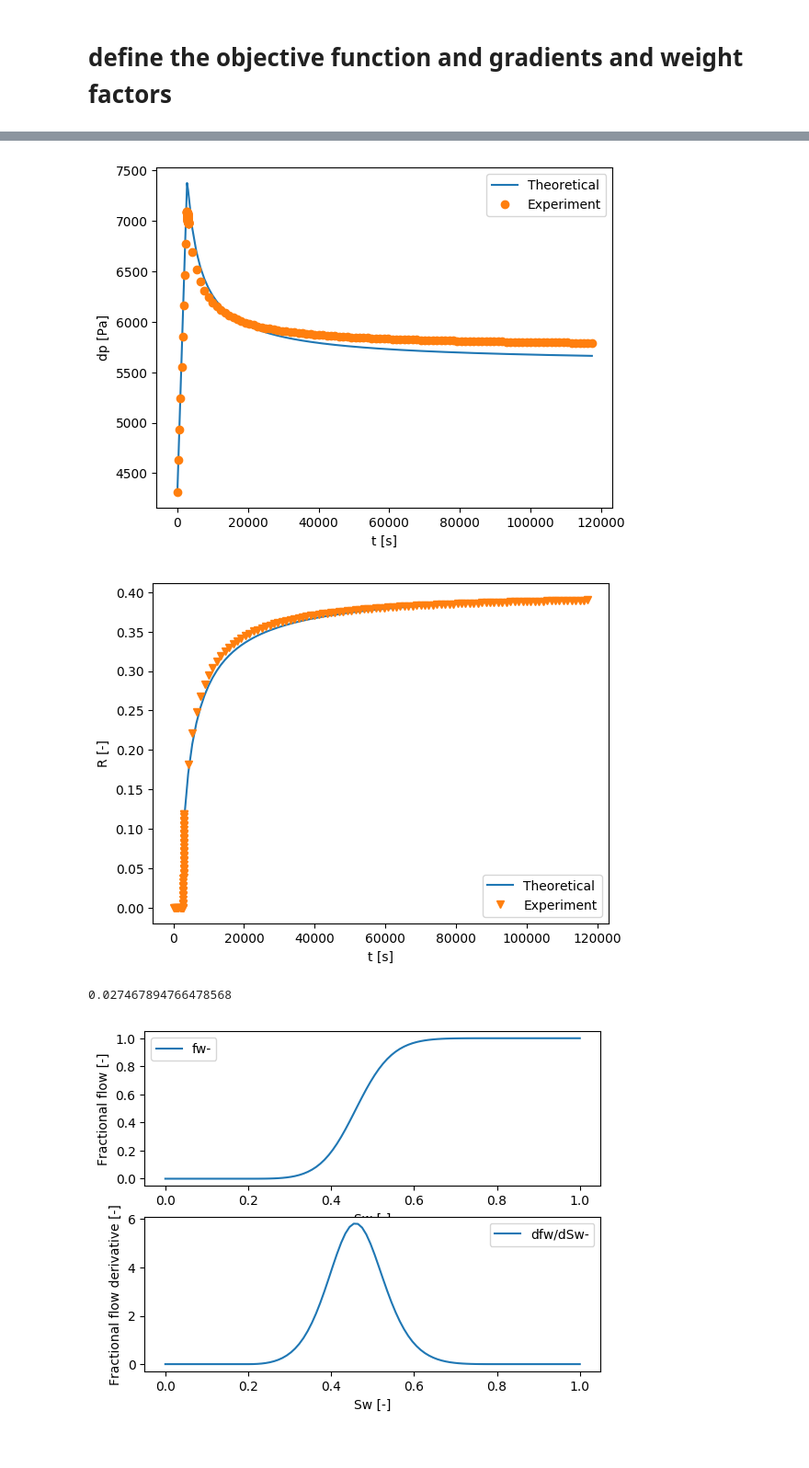
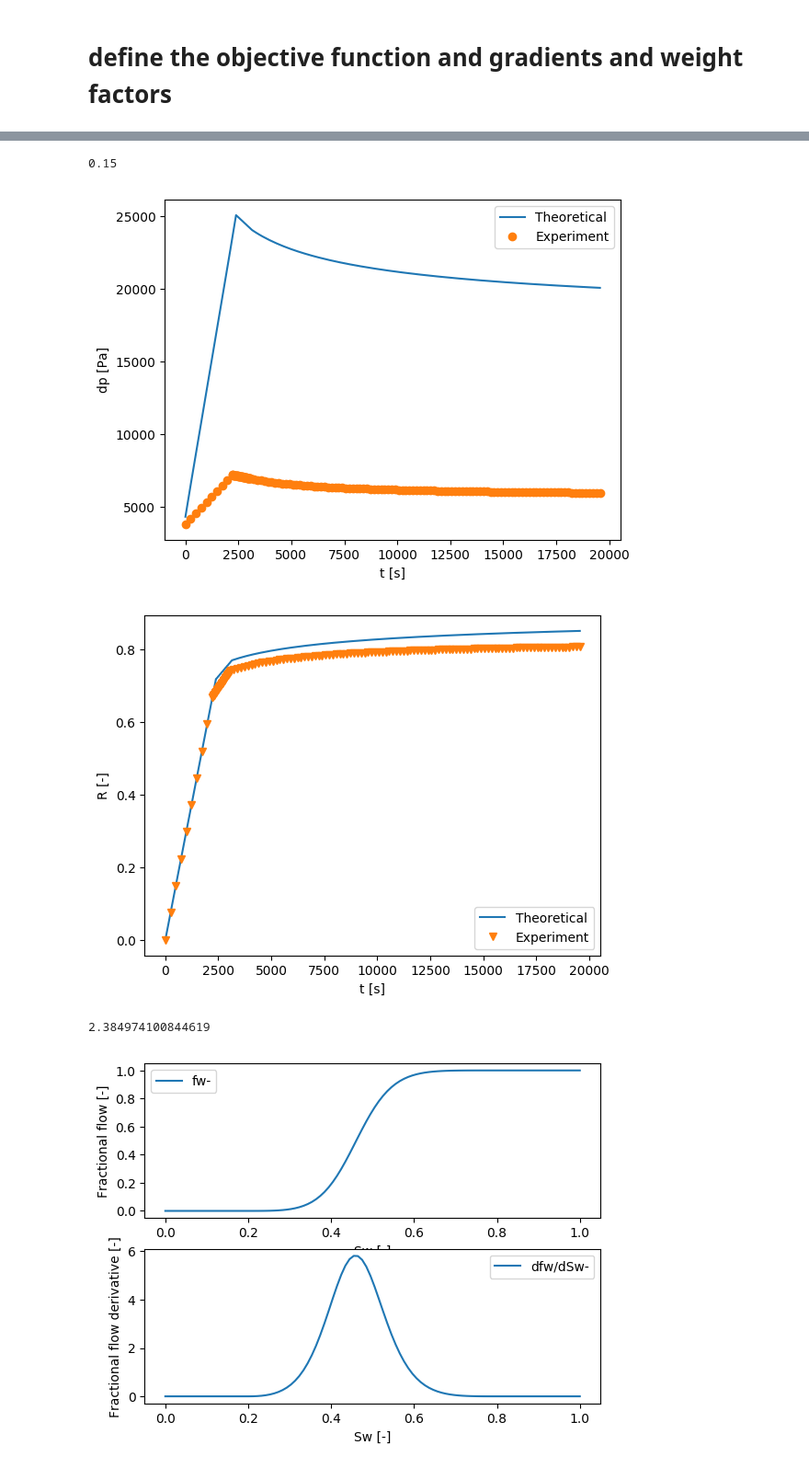
Before and after one commit to simulkade/peteng, a Jupyter notebook: analytical/notebooks/optim_tertiary_WF_lowsal_two_sets.ipynb, the cells around one changed output, grey strips where cells are left out. Shown at 92% size. Drawn from its saved outputs; the diff is of its cells as text; code cells hidden in the pictures.

```diff
--- a/analytical/notebooks/optim_tertiary_WF_lowsal_two_sets.ipynb
+++ b/analytical/notebooks/optim_tertiary_WF_lowsal_two_sets.ipynb
@@ -22,15 +22,15 @@ $$R_{tert}=\frac{R\left(1-S_{w,init}\right)+S_{w,init}-\left(1-S_{or,hs}\right)}
 # %%
 # define the problem
 sw0 = 0.15 # initial condition of the experiment
-sor_hs = 0.25 # high salinity (formation water) residual oil saturation
-sw_init = 1-sor_hs
+sor_hs = 0.2 # high salinity (formation water) residual oil saturation
+sw_init = sw0
 fluids_hs = FF.oil_water_fluids(mu_water=1e-3, mu_oil=2e-3)
 fluids_ls = FF.oil_water_fluids(mu_water=1e-3, mu_oil=2e-3)
 rel_perms_hs = FF.oil_water_rel_perms(krw0=0.4, kro0=0.9,
         swc=0.15, sor=sor_hs, nw=2.0, no = 2.0)
 rel_perms_ls = FF.oil_water_rel_perms(krw0=0.3, kro0=0.95,
         swc=0.15, sor=0.15, nw=2.0, no = 2.0)
-core_flood = FF.core_flooding(u_inj=1.15e-5, pv_inject=30.0, p_back=1e5, sw_init=sw_init,
+core_flood = FF.core_flooding(u_inj=1.15e-5, pv_inject=5.0, p_back=1e5, sw_init=sw_init,
     sw_inj=1.0, rel_perms=rel_perms_hs)
 core_props = FF.core_properties()
 wf_res = FF.low_sal_water_flood(core_props, fluids_ls, fluids_hs, rel_perms_hs,
@@ -87,10 +91,12 @@ rel_perm_param [krw0, kro0, nw, no, swc, sor]
 core_props, fluids_ls, fluids_hs, rel_perms_hs,
         rel_perms_ls, core_flood
 """
-function error_calc(rel_perm_param, exp_data, core_props, fluids_ls, fluids_hs,
-        rel_perms_hs, core_flood; w_p=1.0, w_R=1.0)
-    rel_perms_ls = FF.oil_water_rel_perms(krw0=rel_perm_param[1], kro0=rel_perm_param[2],
-    swc=rel_perm_param[5], sor=rel_perm_param[6], nw=rel_perm_param[3], no = rel_perm_param[4])
+function error_calc(rel_perm_param_ls, rel_perm_param_hs, exp_data, core_props, fluids_ls, fluids_hs,
+        core_flood; w_p=1.0, w_R=1.0)
+    rel_perms_ls = FF.oil_water_rel_perms(krw0=rel_perm_param_ls[1], kro0=rel_perm_param_ls[2],
+    swc=rel_perm_param_ls[5], sor=rel_perm_param_ls[6], nw=rel_perm_param_ls[3], no = rel_perm_param_ls[4])
+    rel_perms_hs = FF.oil_water_rel_perms(krw0=rel_perm_param_hs[1], kro0=rel_perm_param_hs[2],
+    swc=rel_perm_param_hs[5], sor=rel_perm_param_hs[6], nw=rel_perm_param_hs[3], no = rel_perm_param_hs[4])
     wf_res = FF.low_sal_water_flood(core_props, fluids_ls, fluids_hs, rel_perms_hs,
         rel_perms_ls, core_flood)
     dp_calc = Spline1D(wf_res.dp_time[:,1], wf_res.dp_time[:,2], k=1, bc="nearest")
@@ -104,10 +110,15 @@ function error_calc(rel_perm_param, exp_data, core_props, fluids_ls, fluids_hs,
     return mean(error_R_norm)+mean(error_dp_norm)
 end
 
-function vis_error(rel_perm_param, exp_data, core_props, fluids_ls, fluids_hs,
-        rel_perms_hs, core_flood)
-    rel_perms_ls = FF.oil_water_rel_perms(krw0=rel_perm_param[1], kro0=rel_perm_param[2],
-    swc=rel_perm_param[5], sor=rel_perm_param[6], nw=rel_perm_param[3], no = rel_perm_param[4])
+function vis_error(rel_perm_param_ls, rel_perm_param_hs, exp_data, core_props, fluids_ls, fluids_hs,
+        core_flood)
+
+    rel_perms_ls = FF.oil_water_rel_perms(krw0=rel_perm_param_ls[1], kro0=rel_perm_param_ls[2],
+    swc=rel_perm_param_ls[5], sor=rel_perm_param_ls[6], nw=rel_perm_param_ls[3], no = rel_perm_param_ls[4])
+
+    rel_perms_hs = FF.oil_water_rel_perms(krw0=rel_perm_param_hs[1], kro0=rel_perm_param_hs[2],
+    swc=rel_perm_param_hs[5], sor=rel_perm_param_hs[6], nw=rel_perm_param_hs[3], no = rel_perm_param_hs[4])
+
     wf_res = FF.low_sal_water_flood(core_props, fluids_ls, fluids_hs, rel_perms_hs,
         rel_perms_ls, core_flood)
     figure()
@@ -125,8 +136,8 @@ function vis_error(rel_perm_param, exp_data, core_props, fluids_ls, fluids_hs,
 end
 
 # test
-x_init = [0.109681, 0.201297, 3.96653, 3.0, 0.19, 0.1]
+x_init = [0.1, 0.7, 2, 3.0, 0.15, 0.07, 0.1, 0.9, 2, 3.0, 0.12, 0.15]
 
-vis_error(x_init, exp_data1, core_props, fluids_ls, fluids_hs, rel_perms_hs, core_flood)
-error_calc(x_init, exp_data1, core_props, fluids_ls, fluids_hs, rel_perms_hs, core_flood)
+vis_error(x_init[1:6], x_init[7:12], exp_data1, core_props, fluids_ls, fluids_hs, core_flood)
+error_calc(x_init[1:6], x_init[7:12], exp_data1, core_props, fluids_ls, fluids_hs, core_flood)
 # %% [output]
@@ -242,9 +250,9 @@ grad_x
 # LD_TNEWTON_RESTART
 # LD_TNEWTON_PRECOND
 # %%
-x_init = [0.5, 0.8, 2.5, 2.5, 0.15, 0.15]
-x_lb = [0.1, 0.1, 1.5, 1.5, 0.05, 0.1]
-x_ub = [1.0, 1.0, 4.0, 4.0, core_flood.initial_water_saturation, 0.25]
+x_init = [0.1, 0.7, 2, 3.0, 0.15, 0.07, 0.1, 0.9, 2, 3.0, 0.12, 0.15]
+x_lb = [0.1, 0.1, 1.5, 1.5, 0.05, 0.05, 0.1, 0.1, 1.5, 1.5, 0.05, 0.11]
+x_ub = [1.0, 1.0, 4.0, 4.0, core_flood.initial_water_saturation, 0.1, 1.0, 1.0, 4.0, 4.0, core_flood.initial_water_saturation, 0.25]
 opt_alg=:LN_COBYLA
 opt1 = Opt(opt_alg, length(x_init)) # choose the algorithm
 lower_bounds!(opt1, x_lb)
@@ -271,11 +267,15 @@ INFO: Cross point is estimated: 0.6915659493472859, error is 0.00211829637696470
+# %%
+core_flood.initial_water_saturation
+# %% [output]
+0.15
 # %%
 x_init = paramOpt
-vis_error(x_init, exp_data1, core_props, fluids_ls, fluids_hs, rel_perms_hs, core_flood)
-error_calc(x_init, exp_data1, core_props, fluids_ls, fluids_hs, rel_perms_hs, core_flood)
+vis_error(x_init[1:6], x_init[7:12], exp_data1, core_props, fluids_ls, fluids_hs, core_flood)
+error_calc(x_init[1:6], x_init[7:12], exp_data1, core_props, fluids_ls, fluids_hs, core_flood)
 # %% [output]
-[figure, old version]
+[figure, new version]
-[figure, old version]
+[figure, new version]
-0.027467894766478568
+2.384974100844619
 # %%
 rel_perm_param=[1.0, 0.8, 3, 4, 0.2, 0.2]
 rel_perms2 = FF.oil_water_rel_perms(krw0=rel_perm_param[1], kro0=rel_perm_param[2],
```
Also changed, not shown: parts of 8 cells of this notebook.
